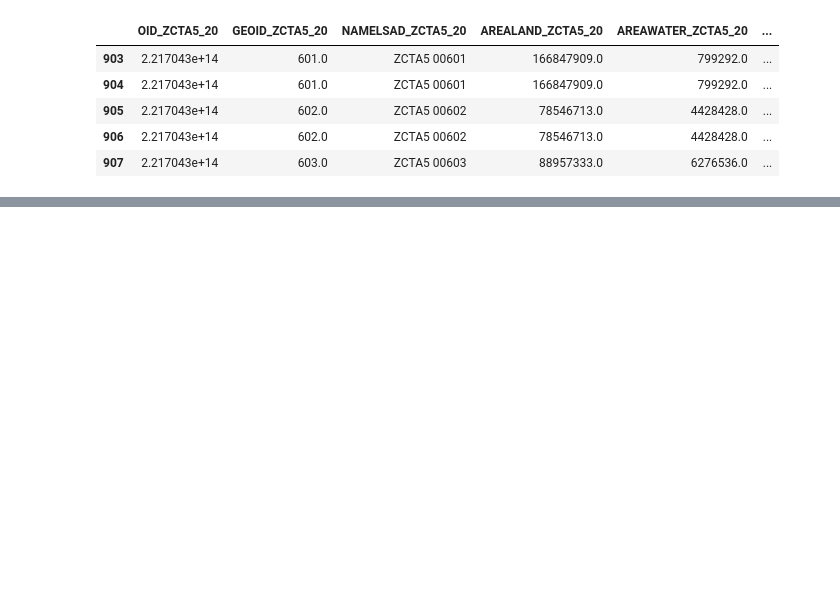
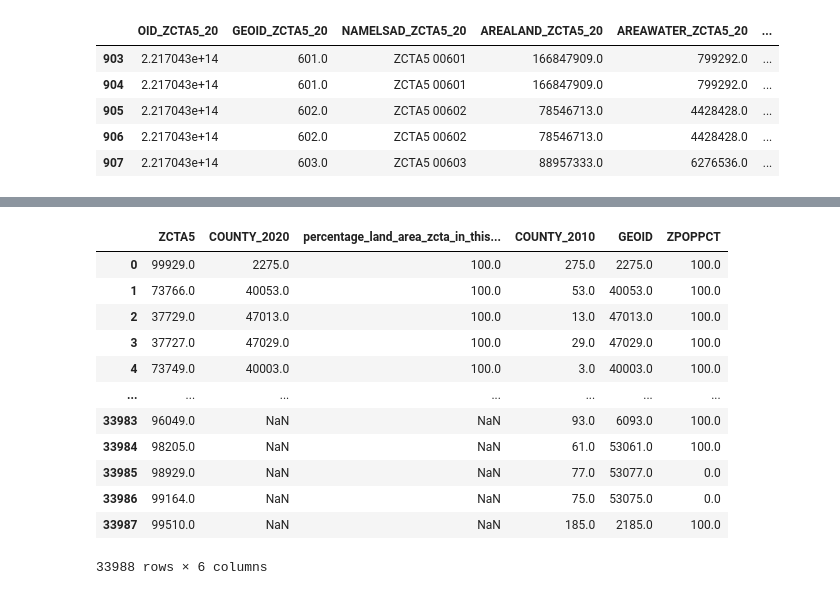
Before and after one commit to NSAPH-Data-Processing/us_census_zcta_time_series, a Jupyter notebook: notes/zcta_to_counties.ipynb, the cells around one changed output, grey strips where cells are left out. Cells and saved outputs as stored; diff of their text form; code cells hidden in the pictures; blank space fills up the shorter version.

```diff
--- a/notes/zcta_to_counties.ipynb
+++ b/notes/zcta_to_counties.ipynb
@@ -46,0 +189,3 @@ selected_rows.head()
+# %%
+result_df_2020 = df_result_2020[["GEOID_ZCTA5_20", "GEOID_COUNTY_20","percentage_land_area_zcta_in_this_county"]]
+result_df_2020
@@ -46,0 +219,8 @@ selected_rows.head()
+# %%
+# Rename columns
+result_df_2020 = result_df_2020.rename(columns={
+    "GEOID_ZCTA5_20": "ZCTA5",
+    "GEOID_COUNTY_20": "COUNTY",
+    "percentage_land_area_zcta_in_this_county": "percentage_land_area_zcta_in_this_county"
+})
+result_df_2020
@@ -46,0 +257,20 @@ selected_rows.head()
+# %%
+# Perform an outer join
+result_df_outer = pd.merge(result_df_2020, result_df_2010, on="ZCTA5", how="outer", suffixes=('_2020', '_2010'))
+
+# Display the resulting DataFrame
+result_df_outer
+# %% [output]
+|  | ZCTA5 | COUNTY_2020 | percentage_land_area_zcta_in_this... | COUNTY_2010 | GEOID | ZPOPPCT |
+| 0 | 99929.0 | 2275.0 | 100.0 | 275.0 | 2275.0 | 100.0 |
+| 1 | 73766.0 | 40053.0 | 100.0 | 53.0 | 40053.0 | 100.0 |
+| 2 | 37729.0 | 47013.0 | 100.0 | 13.0 | 47013.0 | 100.0 |
+| 3 | 37727.0 | 47029.0 | 100.0 | 29.0 | 47029.0 | 100.0 |
+| 4 | 73749.0 | 40003.0 | 100.0 | 3.0 | 40003.0 | 100.0 |
+| ... | ... | ... | ... | ... | ... | ... |
+| 33983 | 96049.0 | NaN | NaN | 93.0 | 6093.0 | 100.0 |
+| 33984 | 98205.0 | NaN | NaN | 61.0 | 53061.0 | 100.0 |
+| 33985 | 98929.0 | NaN | NaN | 77.0 | 53077.0 | 0.0 |
+| 33986 | 99164.0 | NaN | NaN | 75.0 | 53075.0 | 0.0 |
+| 33987 | 99510.0 | NaN | NaN | 185.0 | 2185.0 | 100.0 |
+33988 rows × 6 columns
```
Also changed, not shown: parts of 18 cells of this notebook, 1 other file.
